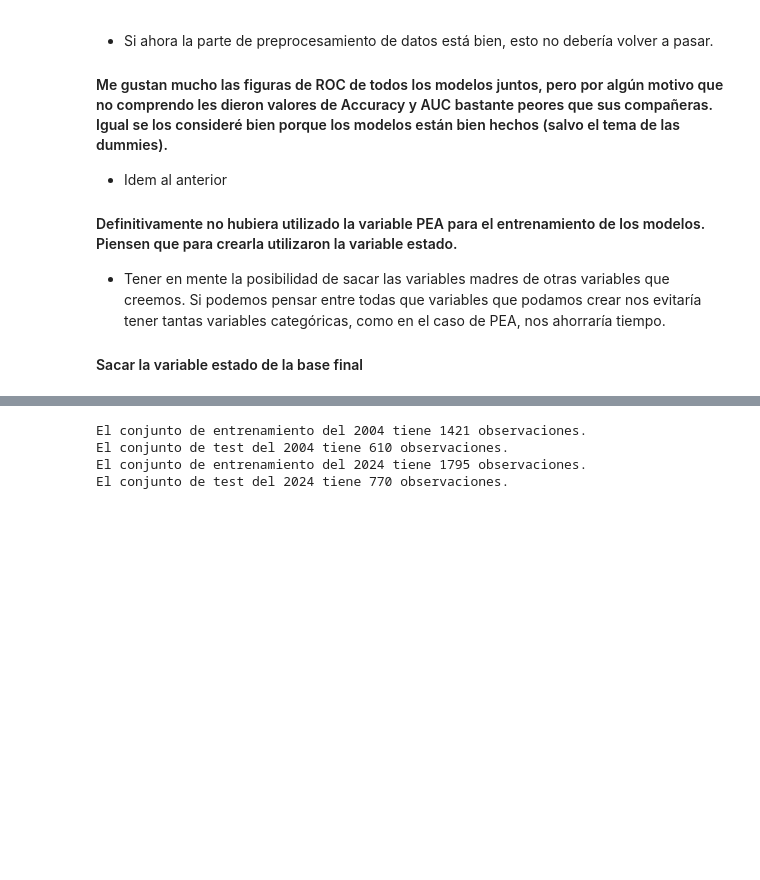
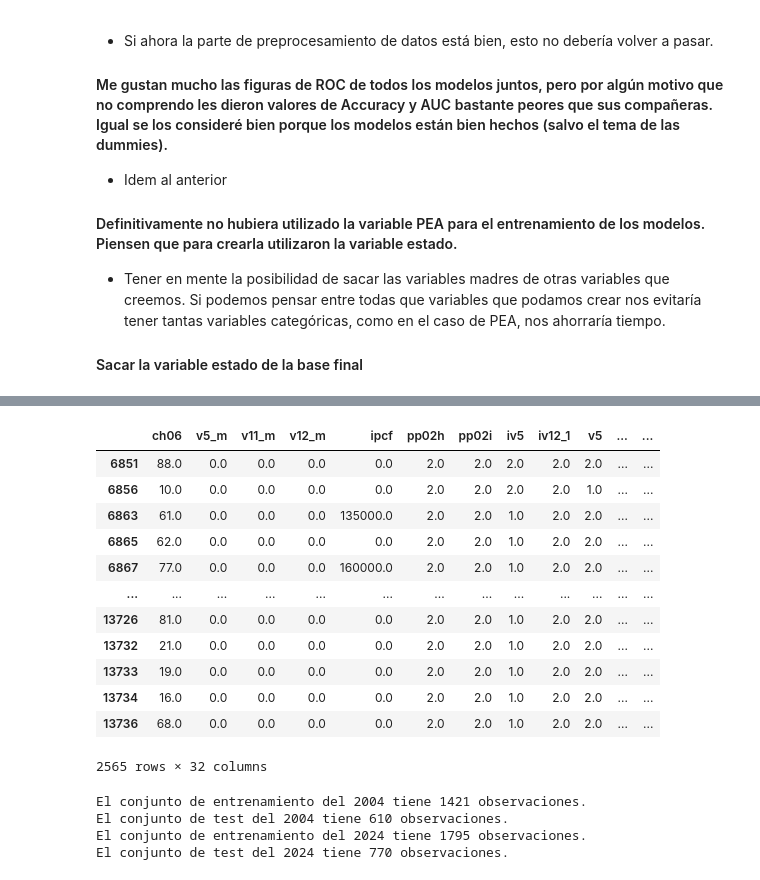
Before and after one commit to roluque/CC408-T2-3, a Jupyter notebook: TP4/TP 4.ipynb, the cells around one changed output, grey strips where cells are left out. Cells and saved outputs as stored; diff of their text form; code cells hidden in the pictures; blank space fills up the shorter version.

```diff
--- a/TP4/TP 4.ipynb
+++ b/TP4/TP 4.ipynb
@@ -732,6 +739,22 @@ X_test_2024 = test2024.drop(columns=['desocupado'])
 
 y_train_2024 = train2024['desocupado']
 X_train_2024 = train2024.drop(columns=['desocupado'])
+# %%
+unificado_2024
+# %% [output]
+|  | ch06 | v5_m | v11_m | v12_m | ipcf | pp02h | pp02i | iv5 | iv12_1 | v5 | ... | ... |
+| 6851 | 88.0 | 0.0 | 0.0 | 0.0 | 0.0 | 2.0 | 2.0 | 2.0 | 2.0 | 2.0 | ... | ... |
+| 6856 | 10.0 | 0.0 | 0.0 | 0.0 | 0.0 | 2.0 | 2.0 | 2.0 | 2.0 | 1.0 | ... | ... |
+| 6863 | 61.0 | 0.0 | 0.0 | 0.0 | 135000.0 | 2.0 | 2.0 | 1.0 | 2.0 | 2.0 | ... | ... |
+| 6865 | 62.0 | 0.0 | 0.0 | 0.0 | 0.0 | 2.0 | 2.0 | 1.0 | 2.0 | 2.0 | ... | ... |
+| 6867 | 77.0 | 0.0 | 0.0 | 0.0 | 160000.0 | 2.0 | 2.0 | 1.0 | 2.0 | 2.0 | ... | ... |
+| ... | ... | ... | ... | ... | ... | ... | ... | ... | ... | ... | ... | ... |
+| 13726 | 81.0 | 0.0 | 0.0 | 0.0 | 0.0 | 2.0 | 2.0 | 1.0 | 2.0 | 2.0 | ... | ... |
+| 13732 | 21.0 | 0.0 | 0.0 | 0.0 | 0.0 | 2.0 | 2.0 | 1.0 | 2.0 | 2.0 | ... | ... |
+| 13733 | 19.0 | 0.0 | 0.0 | 0.0 | 0.0 | 2.0 | 2.0 | 1.0 | 2.0 | 2.0 | ... | ... |
+| 13734 | 16.0 | 0.0 | 0.0 | 0.0 | 0.0 | 2.0 | 2.0 | 1.0 | 2.0 | 2.0 | ... | ... |
+| 13736 | 68.0 | 0.0 | 0.0 | 0.0 | 0.0 | 2.0 | 2.0 | 1.0 | 2.0 | 2.0 | ... | ... |
+2565 rows × 32 columns
 # %%
 # Revisamos cuantas observaciones quedaron para Test y cuantas para Entrenamiento.
 print(f'El conjunto de entrenamiento del 2004 tiene {len(X_train_2004)} observaciones.')
```
Also changed, not shown: parts of 20 cells of this notebook.
